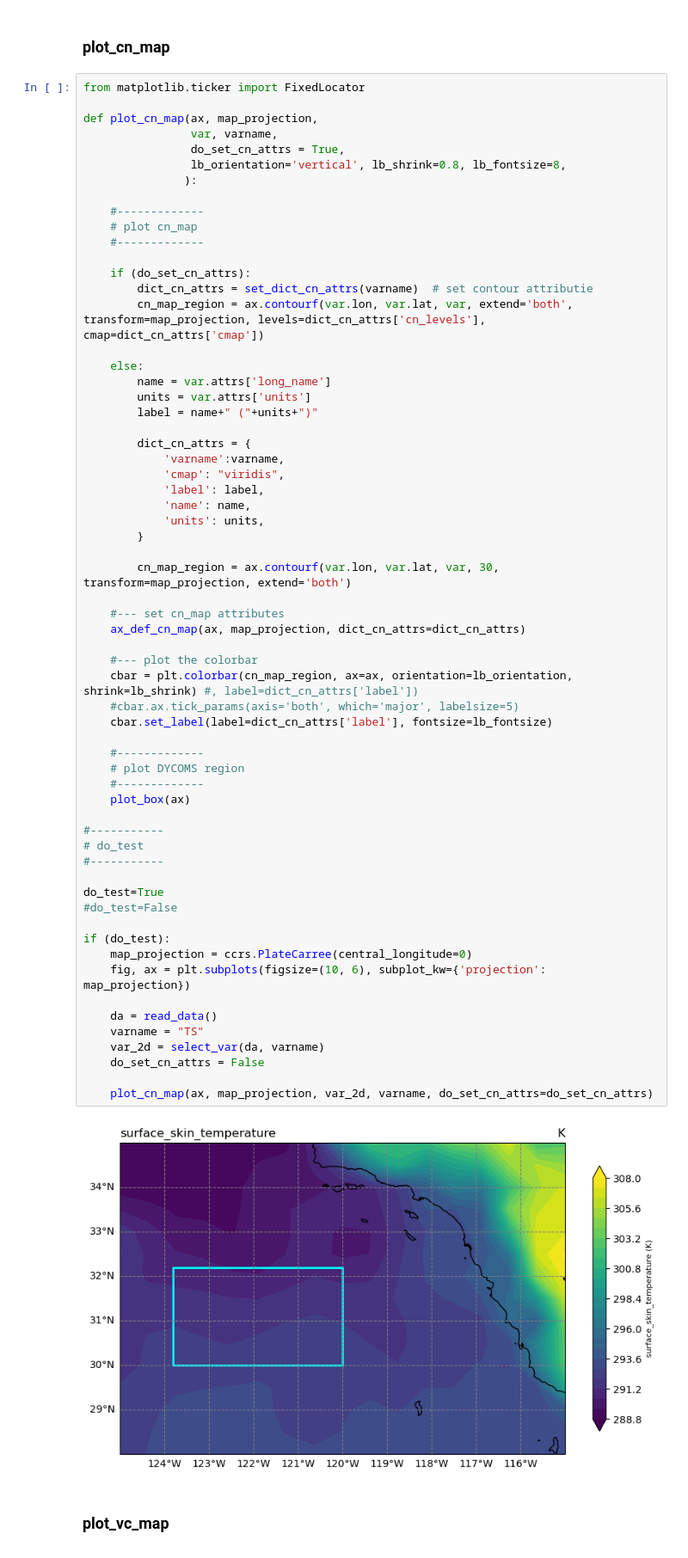
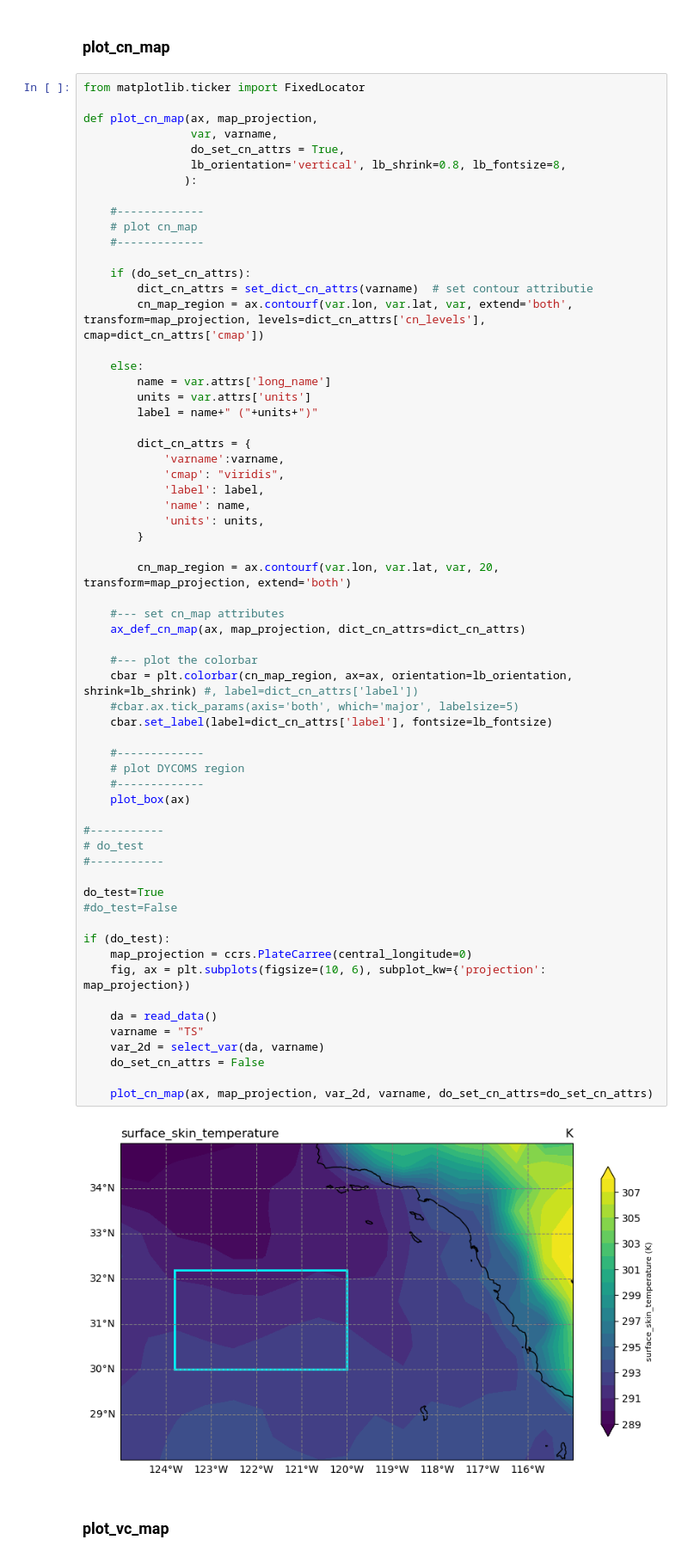
Before and after one commit to yihsuanchen/python, a Jupyter notebook: yhc_module_and_notes/template-cn_map_vc.ipynb, the cells around one changed output. Shown: that part at 86% size. Drawn from its saved outputs; the diff is of its cells as text.

```diff
--- a/yhc_module_and_notes/template-cn_map_vc.ipynb
+++ b/yhc_module_and_notes/template-cn_map_vc.ipynb
@@ -283,40 +283,40 @@ def plot_cn_map(ax, map_projection,
             'units': units,
         }
 
-        cn_map_region = ax.contourf(var.lon, var.lat, var, 30, transform=map_projection, extend='both')
+        cn_map_region = ax.contourf(var.lon, var.lat, var, 20, transform=map_projection, extend='both')
 
     #--- set cn_map attributes
     ax_def_cn_map(ax, map_projection, dict_cn_attrs=dict_cn_attrs)
 
     #--- plot the colorbar
     cbar = plt.colorbar(cn_map_region, ax=ax, orientation=lb_orientation, shrink=lb_shrink) #, label=dict_cn_attrs['label'])
     #cbar.ax.tick_params(axis='both', which='major', labelsize=5)
     cbar.set_label(label=dict_cn_attrs['label'], fontsize=lb_fontsize)
 
     #-------------
     # plot DYCOMS region
     #-------------
     plot_box(ax)
 
 #-----------
 # do_test
 #-----------
 
 do_test=True
 #do_test=False
 
 if (do_test):
     map_projection = ccrs.PlateCarree(central_longitude=0)
     fig, ax = plt.subplots(figsize=(10, 6), subplot_kw={'projection': map_projection})
 
     da = read_data()
     varname = "TS"
     var_2d = select_var(da, varname)
     do_set_cn_attrs = False
 
     plot_cn_map(ax, map_projection, var_2d, varname, do_set_cn_attrs=do_set_cn_attrs)
 # %% [output]
-[figure, old version]
+[figure, new version]
 # %% [markdown]
 ### plot_vc_map
 # %%
```
Also changed, not shown: parts of 2 cells of this notebook.
